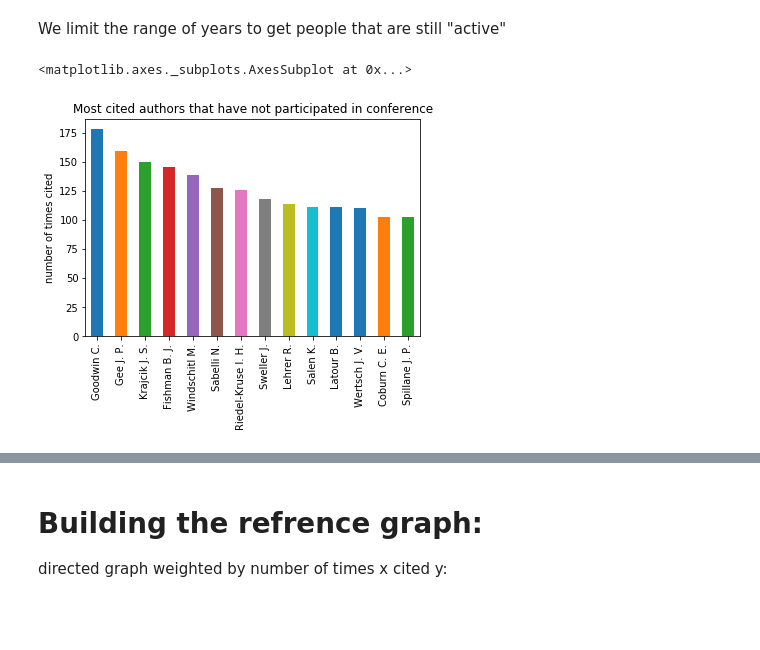
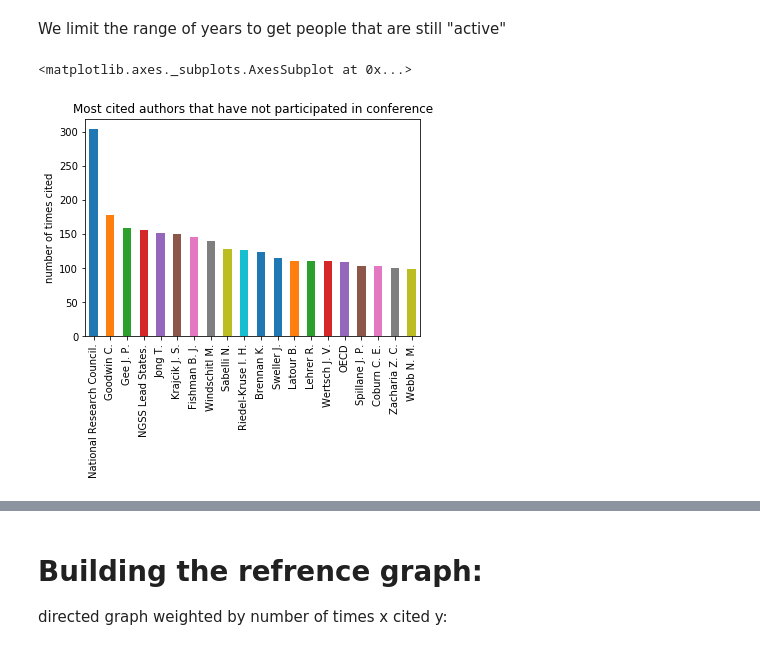
Before and after one commit to nourabassi/semester-project, a Jupyter notebook: Data exploration - References.ipynb, the cells around one changed output, grey strips where cells are left out. Cells and saved outputs as stored; diff of their text form; code cells hidden in the pictures; blank space fills up the shorter version.

```diff
--- a/Data exploration - References.ipynb
+++ b/Data exploration - References.ipynb
@@ -153,12 +153,13 @@ We limit the range of years to get people that are still "active"
 # %%
 not_in_conference = list(set(reference_edges[reference_edges.year > 2010].cited) - in_conference.union(set(reference_edges.author)))
 # %%
+#todo: filter out organisations
 plt.title('Most cited authors that have not participated in conference')
 plt.ylabel('number of times cited')
-reference_edges[reference_edges.cited.isin(not_in_conference)].cited.value_counts().head(14).plot(kind = 'bar')
+reference_edges[reference_edges.cited.isin(not_in_conference)].cited.value_counts().head(20).plot(kind = 'bar')
 # %% [output]
 <matplotlib.axes._subplots.AxesSubplot at 0x...>
-[figure, old version]
+[figure, new version]
 # %%
 reference_edges[(reference_edges.cited.isin(not_in_conference)) & (reference_edges.cited == 'Goodwin C.')].ref.sample(4).tolist()
 # %% [output]
```
Also changed, not shown: parts of 14 cells of this notebook, 6 other files.
